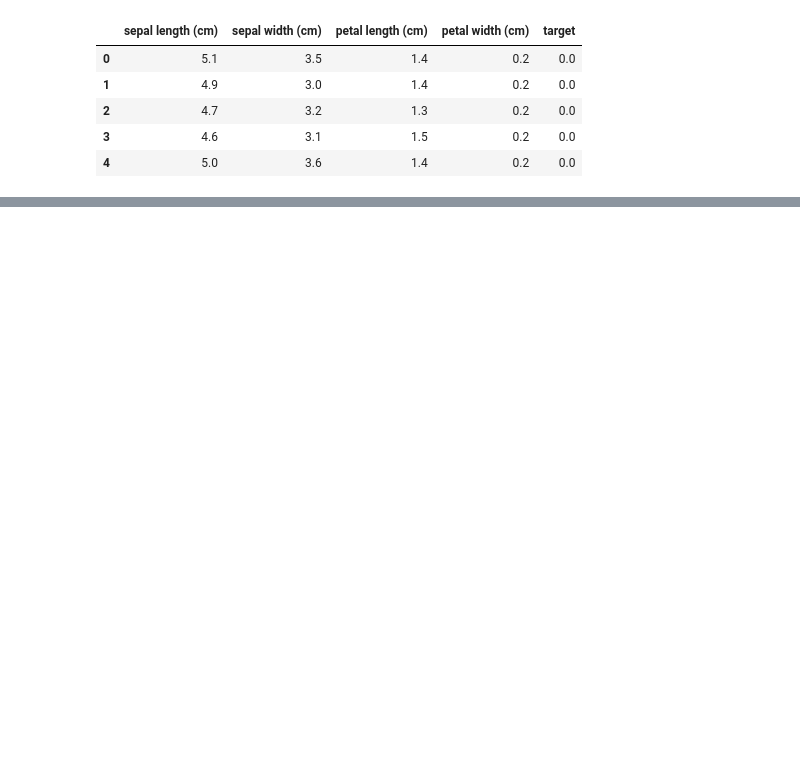
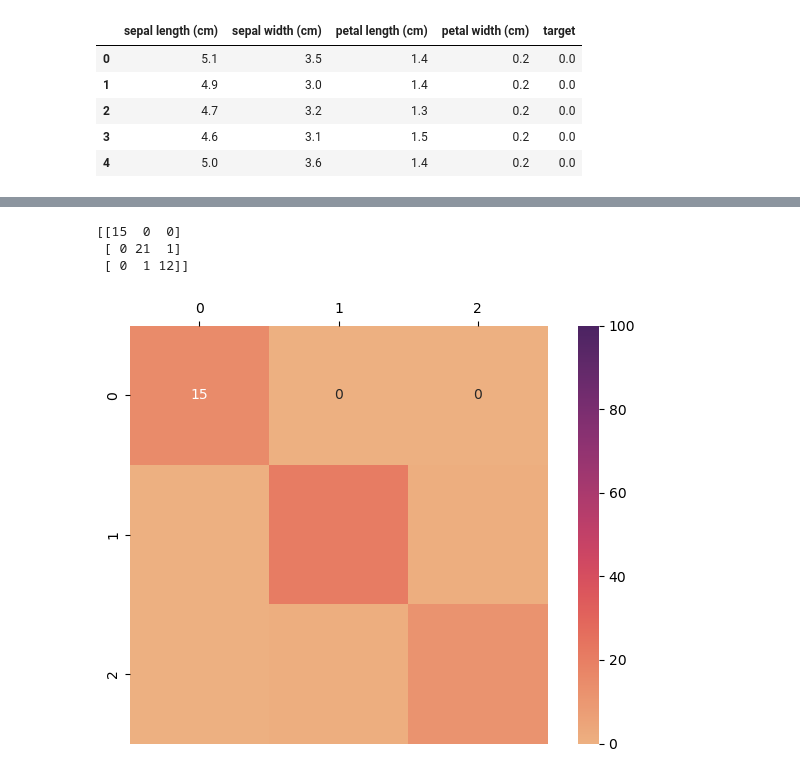
Before and after one commit to omidshafiee/DS, a Jupyter notebook: 04- ML/02- Classification/03- Decision Tree IRIS Classification .ipynb, the cells around one changed output, grey strips where cells are left out. Saved outputs shown, nothing was run; the diff lists cells and outputs as text; code cells hidden in the pictures; blank space fills up the shorter version.

```diff
--- a/04- ML/02- Classification/03- Decision Tree IRIS Classification .ipynb
+++ b/04- ML/02- Classification/03- Decision Tree IRIS Classification .ipynb
@@ -81,0 +179,3 @@ sns.pairplot(df)
+# %%
+model = tree.DecisionTreeClassifier()
+model.fit(X_train, y_train)
@@ -81,0 +184,3 @@ sns.pairplot(df)
+# %%
+predict = model.predict(X_test)
+# expected = y_test
@@ -81,0 +201,12 @@ sns.pairplot(df)
+# %%
+print(confusion_matrix(predict, y_test))
+# %% [output]
+[[15  0  0]
+ [ 0 21  1]
+ [ 0  1 12]]
+# %%
+ax = sns.heatmap(confusion_matrix(predict, y_test), square=True, fmt='d' ,annot=True, cmap='flare', vmax=100)
+ax.xaxis.tick_top()
+plt.tight_layout()
+# %% [output]
+[figure, added]
```
Also changed, not shown: parts of 25 cells of this notebook, 1 other file.
